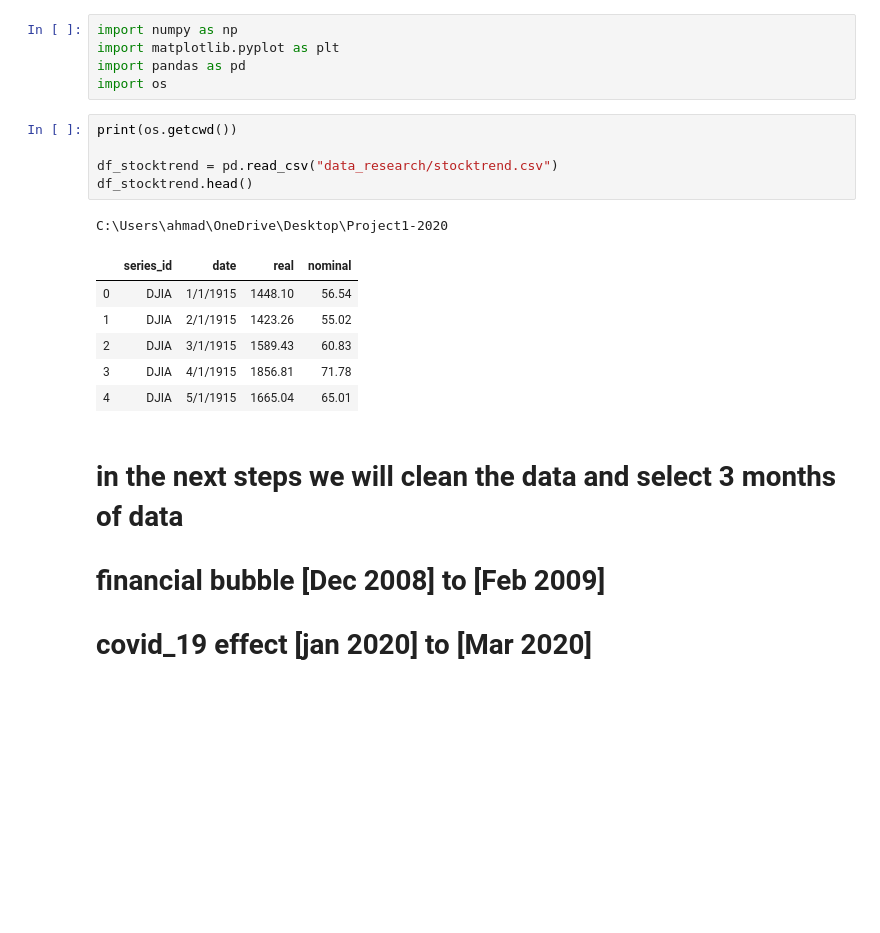
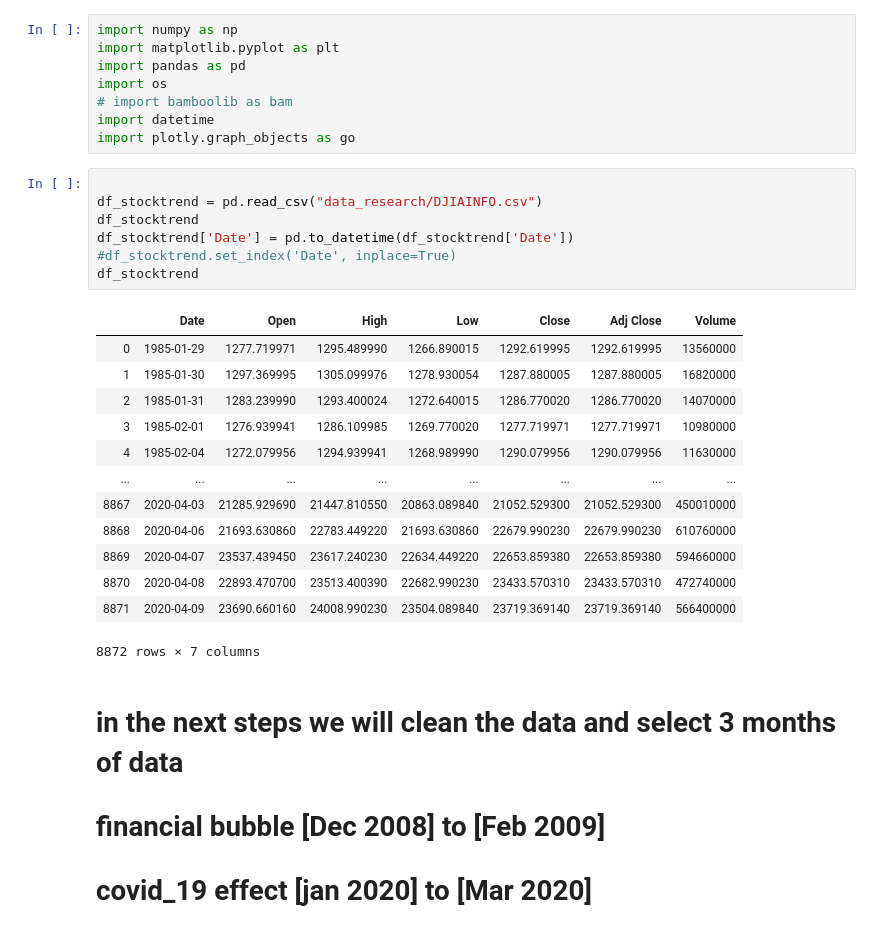
Before and after one commit to NachoKingP/Project1-2020, a Jupyter notebook: stockdataload.ipynb, the cells around one changed output. Saved outputs shown, nothing was run; the diff lists cells and outputs as text; blank space fills up the shorter version.

```diff
--- a/stockdataload.ipynb
+++ b/stockdataload.ipynb
@@ -3,19 +3,30 @@ import numpy as np
 import matplotlib.pyplot as plt
 import pandas as pd
 import os
+# import bamboolib as bam
+import datetime
+import plotly.graph_objects as go
-# %%
-print(os.getcwd())
-
-df_stocktrend = pd.read_csv("data_research/stocktrend.csv")
-df_stocktrend.head()
-# %% [output]
-C:\Users\ahmad\OneDrive\Desktop\Project1-2020
-|  | series_id | date | real | nominal |
-| 0 | DJIA | 1/1/1915 | 1448.10 | 56.54 |
-| 1 | DJIA | 2/1/1915 | 1423.26 | 55.02 |
-| 2 | DJIA | 3/1/1915 | 1589.43 | 60.83 |
-| 3 | DJIA | 4/1/1915 | 1856.81 | 71.78 |
-| 4 | DJIA | 5/1/1915 | 1665.04 | 65.01 |
+# %%
+
+df_stocktrend = pd.read_csv("data_research/DJIAINFO.csv")
+df_stocktrend
+df_stocktrend['Date'] = pd.to_datetime(df_stocktrend['Date'])
+#df_stocktrend.set_index('Date', inplace=True)
+df_stocktrend
+# %% [output]
+|  | Date | Open | High | Low | Close | Adj Close | Volume |
+| 0 | 1985-01-29 | 1277.719971 | 1295.489990 | 1266.890015 | 1292.619995 | 1292.619995 | 13560000 |
+| 1 | 1985-01-30 | 1297.369995 | 1305.099976 | 1278.930054 | 1287.880005 | 1287.880005 | 16820000 |
+| 2 | 1985-01-31 | 1283.239990 | 1293.400024 | 1272.640015 | 1286.770020 | 1286.770020 | 14070000 |
+| 3 | 1985-02-01 | 1276.939941 | 1286.109985 | 1269.770020 | 1277.719971 | 1277.719971 | 10980000 |
+| 4 | 1985-02-04 | 1272.079956 | 1294.939941 | 1268.989990 | 1290.079956 | 1290.079956 | 11630000 |
+| ... | ... | ... | ... | ... | ... | ... | ... |
+| 8867 | 2020-04-03 | 21285.929690 | 21447.810550 | 20863.089840 | 21052.529300 | 21052.529300 | 450010000 |
+| 8868 | 2020-04-06 | 21693.630860 | 22783.449220 | 21693.630860 | 22679.990230 | 22679.990230 | 610760000 |
+| 8869 | 2020-04-07 | 23537.439450 | 23617.240230 | 22634.449220 | 22653.859380 | 22653.859380 | 594660000 |
+| 8870 | 2020-04-08 | 22893.470700 | 23513.400390 | 22682.990230 | 23433.570310 | 23433.570310 | 472740000 |
+| 8871 | 2020-04-09 | 23690.660160 | 24008.990230 | 23504.089840 | 23719.369140 | 23719.369140 | 566400000 |
+8872 rows × 7 columns
 # %% [markdown]
 # in the next steps we will clean the data and select 3 months of data
 # financial bubble [Dec 2008] to [Feb 2009]
```
Also changed, not shown: parts of 7 cells of this notebook, 2 other files.
